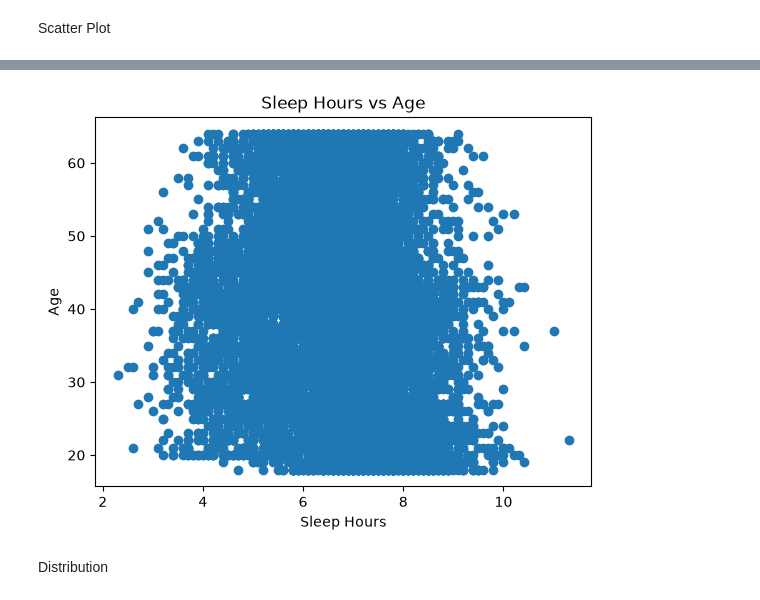
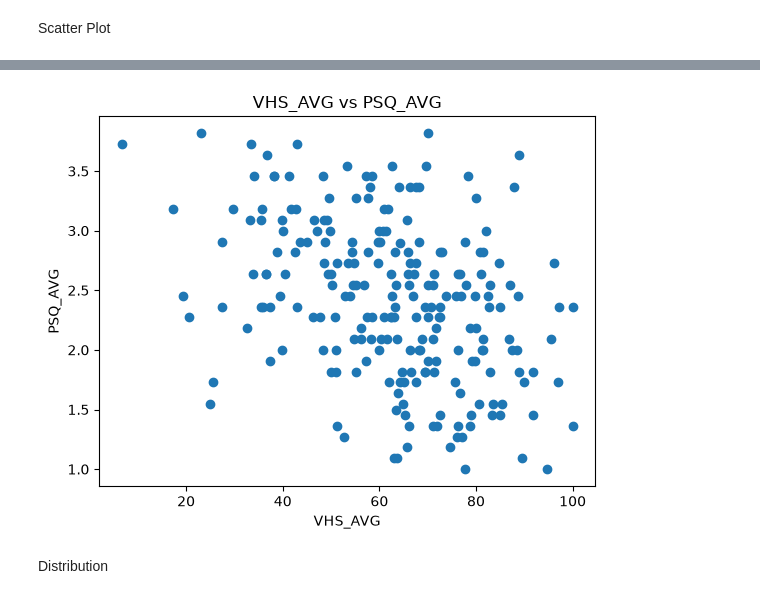
Before and after one commit to ByteofSin/PsychStats, a Jupyter notebook: Analysis.ipynb, the cells around one changed output, grey strips where cells are left out. Saved outputs shown, nothing was run; the diff lists cells and outputs as text; code cells hidden in the pictures.

```diff
--- a/Analysis.ipynb
+++ b/Analysis.ipynb
@@ -53,11 +80,13 @@ reload(viz)
 # %% [markdown]
 # Loading Data
 # %%
-file_name = "data/enhanced_anxiety_dataset.csv"
+file_name = "data/Correlations Homework File v2-1.sav"
 # %%
 data = d.import_data(
     file_path=file_name,
 )
+# %%
+data = data[0]
 # %% [markdown]
 # Data Exploration
 # %% [markdown]
@@ -175,5 +203,5 @@ correlation
 # %% [markdown]
 Scatter Plot
 # %%
-xlabel = "Sleep Hours"
-ylabel = "Age"
+xlabel = "VHS_AVG"
+ylabel = "PSQ_AVG"
@@ -180,10 +228,10 @@ ylabel = "Age"
 # %%
 viz.scatter_plot(
     data=data,
     xlabel=xlabel,
-    ylabel=ylabel,
+    ylabel=ylabel,j
 )
 # %% [output]
-[figure, old version]
+[figure, new version]
 # %% [markdown]
 Distribution
```
Also changed, not shown: parts of 14 cells of this notebook, 2 other files.
